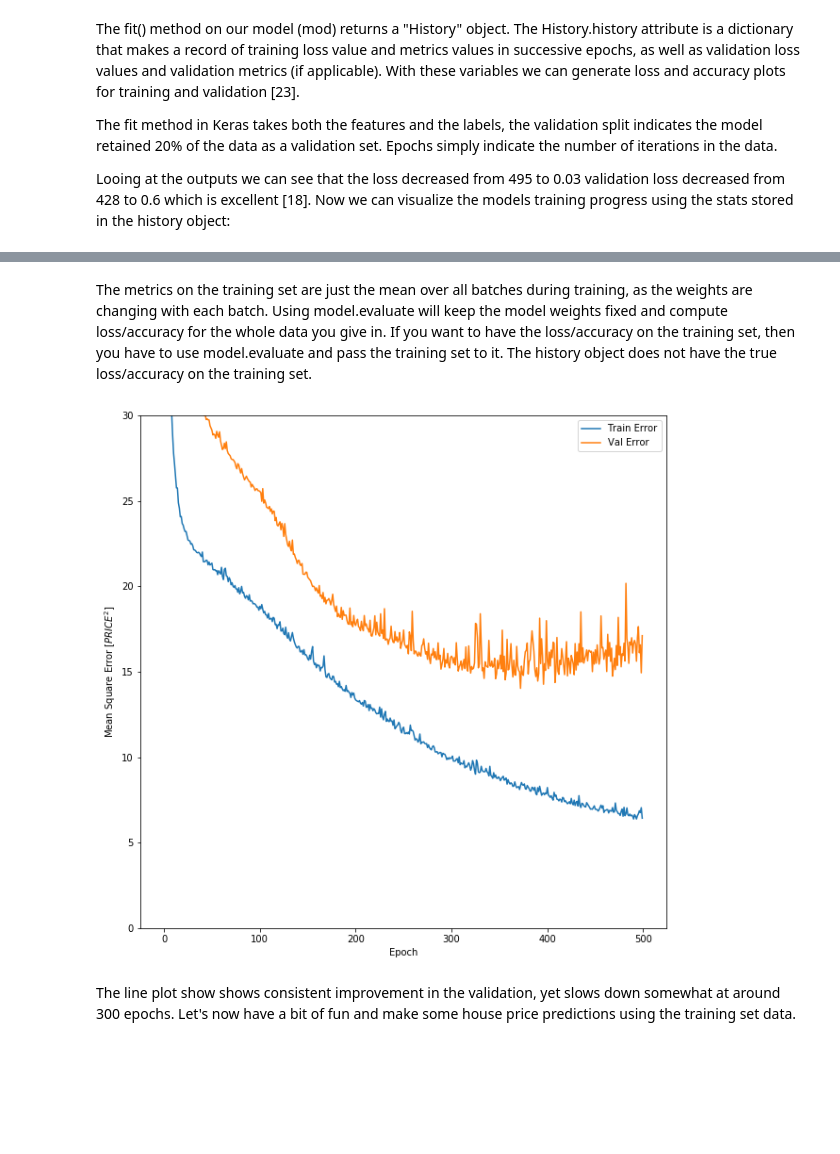
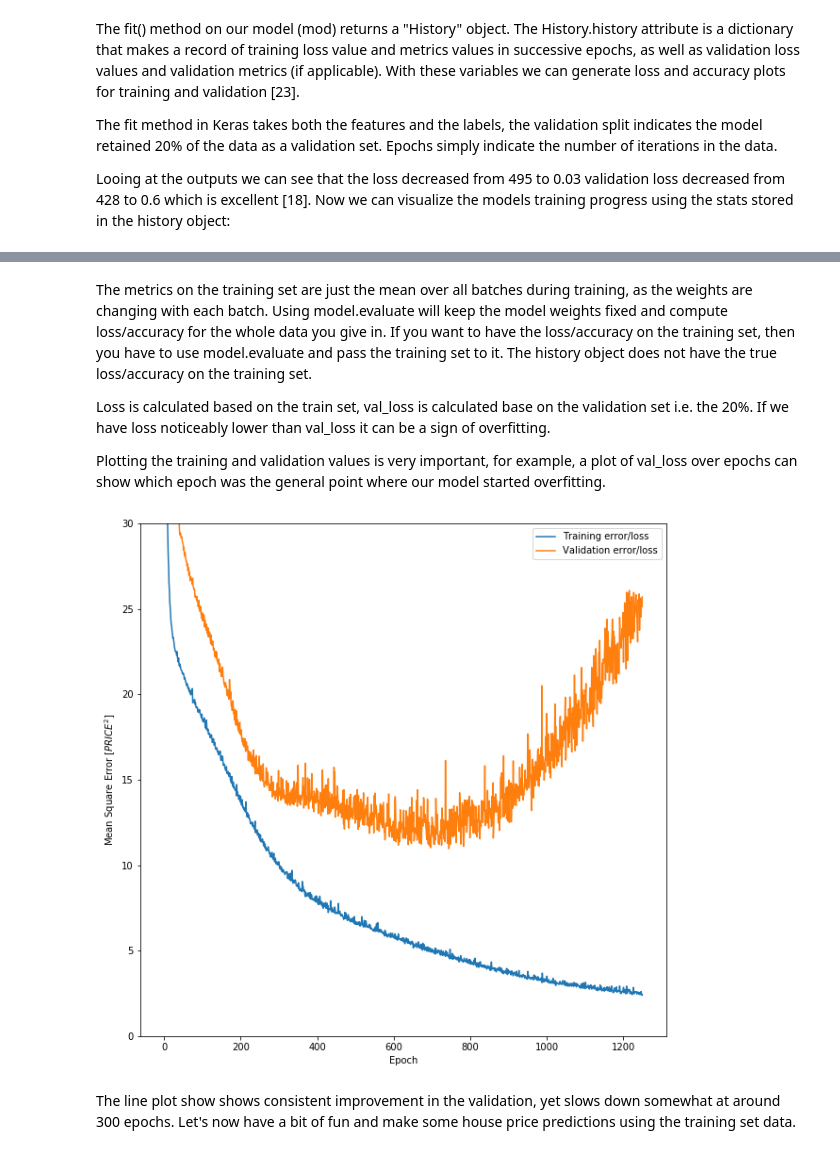
Before and after one commit to Datagatherer2357/Machine-Learning-and-Statistics-2019-Assessment, a Jupyter notebook: Machine-Learning-and-Statistics-2019-Assessment.ipynb, the cells around one changed output, grey strips where cells are left out. Drawn from its saved outputs; the diff is of its cells as text; code cells hidden in the pictures; blank space fills up the shorter version.

Commit message:
further model experimention and refinement

```diff
--- a/Machine-Learning-and-Statistics-2019-Assessment.ipynb
+++ b/Machine-Learning-and-Statistics-2019-Assessment.ipynb
@@ -1115,0 +1230,5 @@ import numpy
+# %%
+train_stats = train_dataset.describe()
+train_stats.pop("PRICE")
+train_stats = train_stats.transpose()
+train_stats.round(2)
@@ -1115,0 +1250,7 @@ import numpy
+# %%
+# Now we can normalize our data: [26]
+
+def norm(x):
+  return (x - train_stats['mean']) / train_stats['std']
+normed_train_data = norm(train_dataset)
+normed_test_data = norm(test_dataset)
@@ -1207,9 +1509,9 @@ Now we can used the normalized data to train the model. First we will build a mo
 
 model = kr.models.Sequential() # create "blank" NN
 
-model.add(kr.layers.Dense(50, input_shape=[len(train_dataset.keys())], activation='sigmoid')) # always make the input dim amount the same as your IV's amount
+model.add(kr.layers.Dense(35, input_shape=[len(train_dataset.keys())], activation='sigmoid')) # always make the input dim amount the same as your IV's amount
 #mod.add(kr.layers.Dense(30, activation='sigmoid'))
-model.add(kr.layers.Dense(50, activation='softplus')) # middle layer
+model.add(kr.layers.Dense(49, activation='softplus')) # middle layer
 #mod.add(kr.layers.Dense(10, activation='linear'))
 model.add(kr.layers.Dense(1, activation='linear'))
 
@@ -1272,7 +1585,7 @@ array([[0.23185188],
 # %% [markdown]
 Great, the model is working and produces a result og the expected shape and type. We'll now train the model for 500 epochs and record the training and validation accuracy in the "history" object.
 # %%
-EPOCHS = 500
+EPOCHS = 1250
 
 # Train the model: "normed_train_data" are the inputs/"train labels" is the output
 history = model.fit(normed_train_data, train_labels, epochs=EPOCHS, batch_size=10, validation_split = 0.2)
@@ -1315,5 +1628,9 @@ hist.tail()
 # %% [markdown]
 The metrics on the training set are just the mean over all batches during training, as the weights are changing with each batch. Using model.evaluate will keep the model weights fixed and compute loss/accuracy for the whole data you give in. If you want to have the loss/accuracy on the training set, then you have to use model.evaluate and pass the training set to it. The history object does not have the true loss/accuracy on the training set.
+
+Loss is calculated based on the train set, val_loss is calculated base on the validation set i.e. the 20%. If we have loss noticeably lower than val_loss it can be a sign of overfitting.
+
+Plotting the training and validation values is very important, for example, a plot of val_loss over epochs can show which epoch was the general point where our model started overfitting.
 # %%
 # get the metrics and loss:
 
@@ -1323,18 +1640,18 @@ The metrics on the training set are just the mean over all batches during traini
 # %%
 # History line plot:
 hist = pd.DataFrame(history.history)
 hist['epoch'] = history.epoch
 
 plt.figure()
 plt.xlabel('Epoch')
 plt.ylabel('Mean Square Error [$PRICE^2$]')
-plt.plot(hist['epoch'], hist['mean_squared_error'], label='Train Error')
-plt.plot(hist['epoch'], hist['val_mean_squared_error'], label = 'Val Error')
+plt.plot(hist['epoch'], hist['mean_squared_error'], label='Training error/loss')
+plt.plot(hist['epoch'], hist['val_mean_squared_error'], label = 'Validation error/loss')
 plt.ylim([0,30])
 plt.legend()
 plt.show()
 # %% [output]
-[figure, old version]
+[figure, new version]
 # %% [markdown]
 The line plot show shows consistent improvement in the validation, yet slows down somewhat at around 300 epochs. Let's now have a bit of fun and make some house price predictions using the training set data.
 # %%
```
Also changed, not shown: parts of 20 cells of this notebook.
